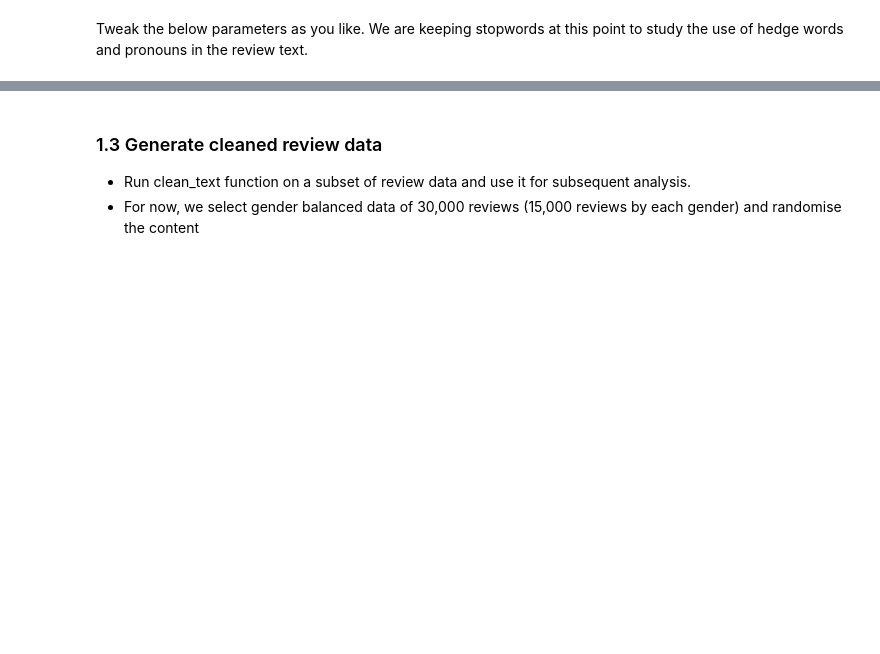
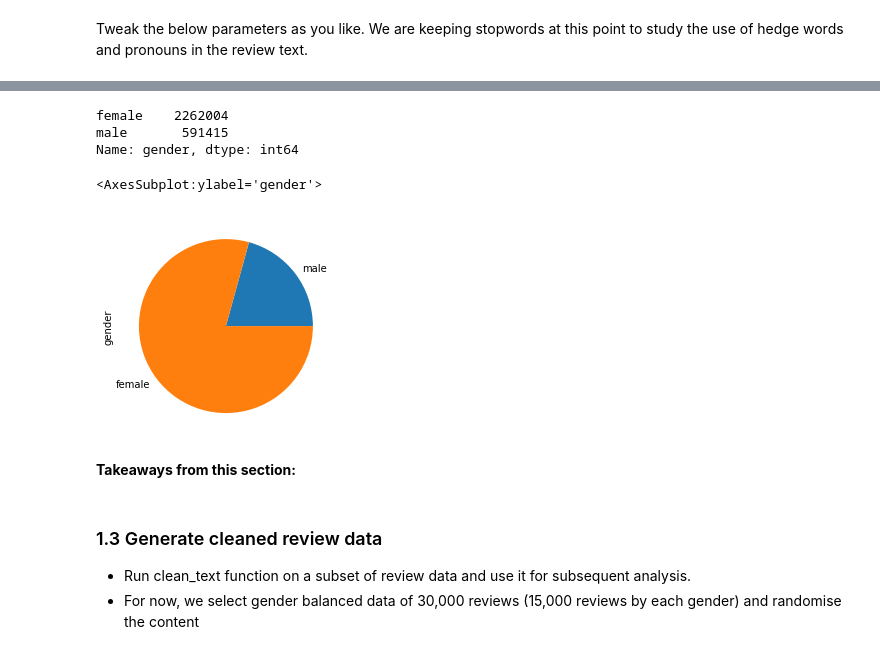
Before and after one commit to PratyushaMaiti/GoodReads_Reviews_Analysis, a Jupyter notebook: Review_Analysis.ipynb, the cells around one changed output, grey strips where cells are left out. Cells and saved outputs as stored; diff of their text form; code cells hidden in the pictures; blank space fills up the shorter version.

```diff
--- a/Review_Analysis.ipynb
+++ b/Review_Analysis.ipynb
@@ -240,0 +274,11 @@ Name: gender, dtype: int64
+# %%
+goodreads_reviews_history = load_data('goodreads_reviews_history_biography.json.gz', None)
+goodreads_reviews_history_df = pd.DataFrame(goodreads_reviews_romance)
+
+gendered_reviews_h = pd.merge(goodreads_reviews_history_df, gendered_data, on='user_id', how='left')
+
+gendered_reviews_h = gendered_reviews_h[gendered_reviews_h.gender != 'unknown']
+gendered_reviews_h = gendered_reviews_h[gendered_reviews_h.gender != 'UNK']
+gendered_reviews_h = gendered_reviews_h.dropna(subset=['gender'])
+gendered_reviews_h = gendered_reviews_h.reset_index(drop=True)
+gendered_reviews_h.info()
@@ -241,3 +303,14 @@ Name: gender, dtype: int64
+# %%
+print(gendered_reviews_h['gender'].value_counts())
+gendered_reviews_h.gender.value_counts().sort_values().plot(kind = 'pie')
+# %% [output]
+female    2262004
+male       591415
+Name: gender, dtype: int64
+<AxesSubplot:ylabel='gender'>
+[figure, added]
+# %% [markdown]
+**Takeaways from this section:**
 # %% [markdown]
 ### 1.3 Generate cleaned review data
 
```
Also changed, not shown: parts of 109 cells of this notebook.
